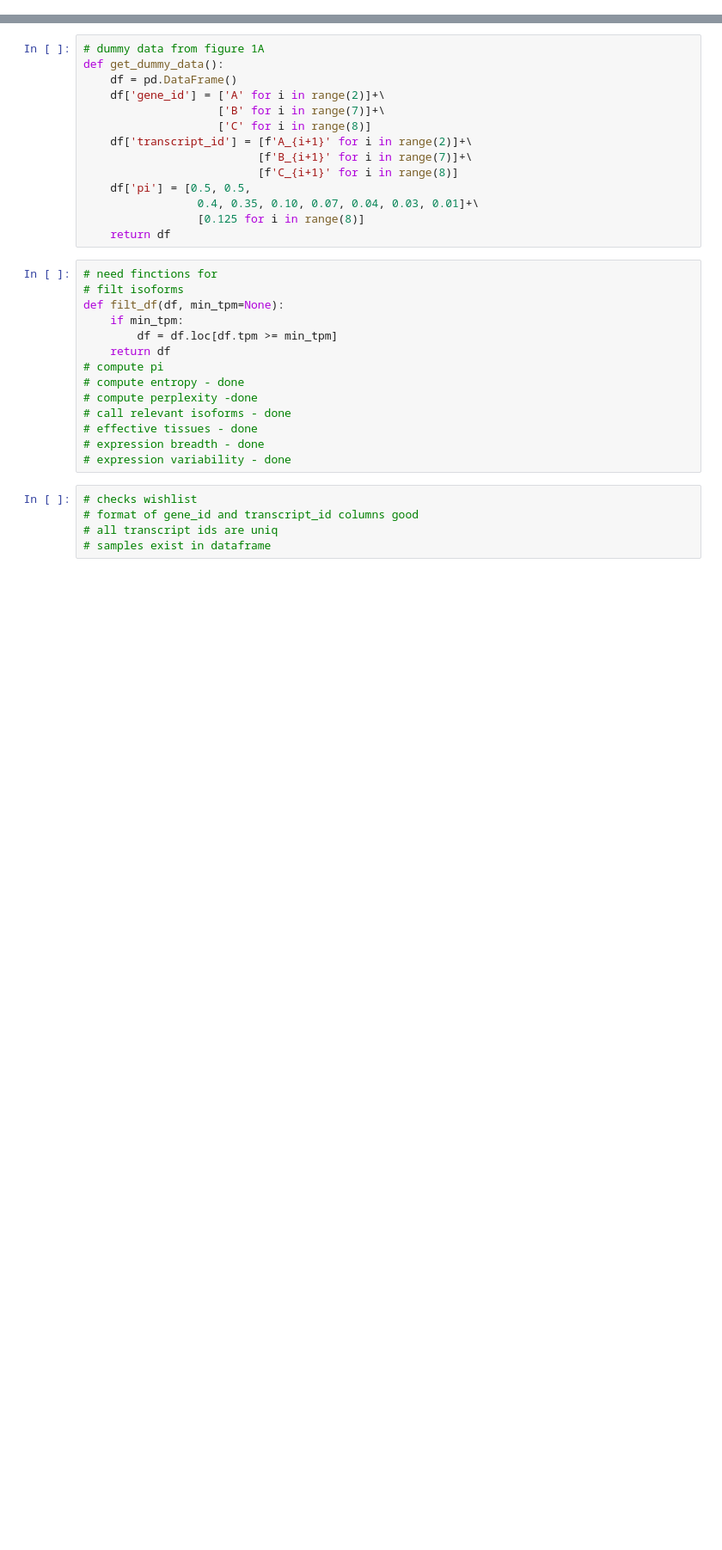
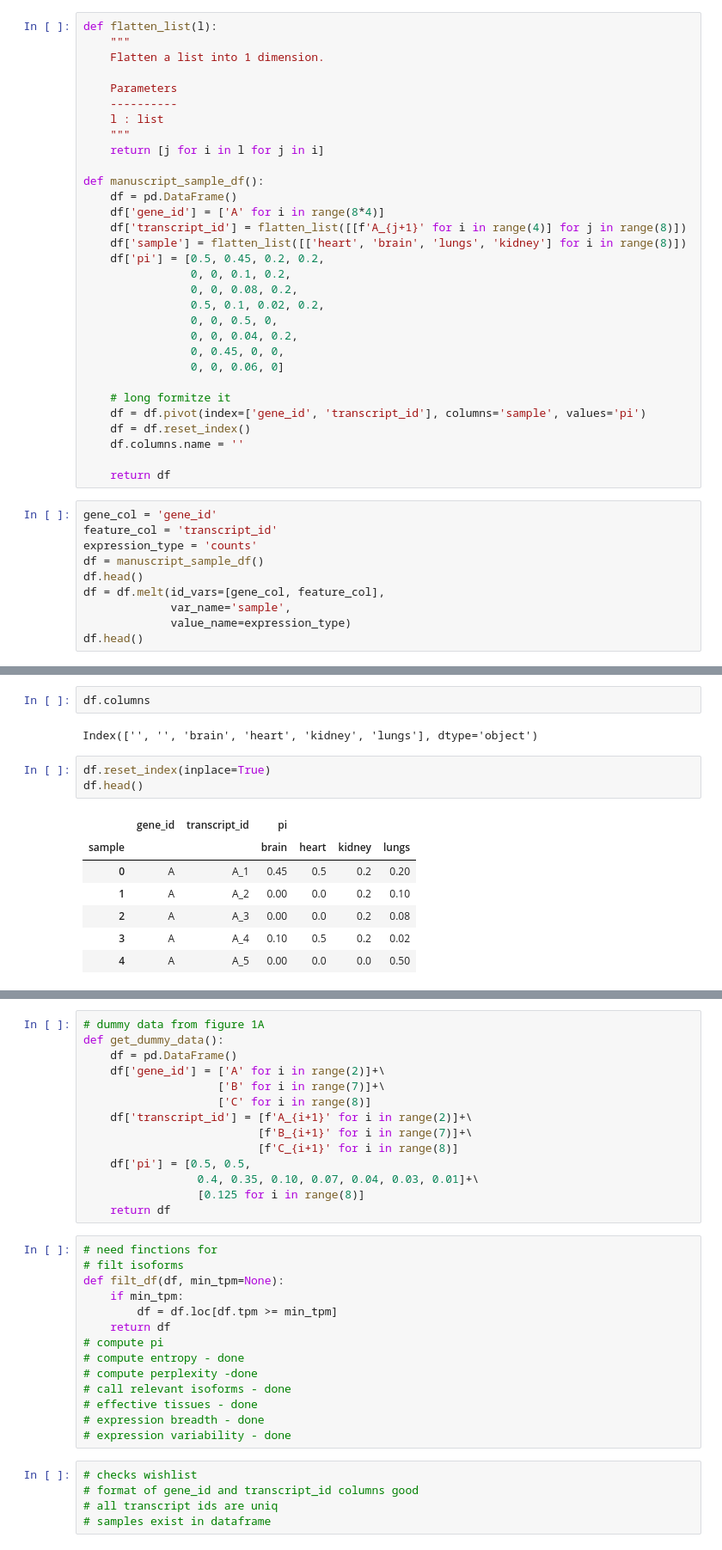
Before and after one commit to fairliereese/isoplex, a Jupyter notebook: dev.ipynb, the cells around one changed output, grey strips where cells are left out. Shown: that part at 86% size. Drawn from its saved outputs; the diff is of its cells as text; blank space fills up the shorter version.

Commit message:
update w/ change to input dataframe format for multi-sample

```diff
--- a/dev.ipynb
+++ b/dev.ipynb
@@ -4,0 +85,41 @@ import numpy as np
+# %%
+def flatten_list(l):
+    """
+    Flatten a list into 1 dimension.
+
+    Parameters
+    ----------
+    l : list
+    """
+    return [j for i in l for j in i]
+
+def manuscript_sample_df():
+    df = pd.DataFrame()
+    df['gene_id'] = ['A' for i in range(8*4)]
+    df['transcript_id'] = flatten_list([[f'A_{j+1}' for i in range(4)] for j in range(8)])
+    df['sample'] = flatten_list([['heart', 'brain', 'lungs', 'kidney'] for i in range(8)])
+    df['pi'] = [0.5, 0.45, 0.2, 0.2,
+                0, 0, 0.1, 0.2,
+                0, 0, 0.08, 0.2,
+                0.5, 0.1, 0.02, 0.2,
+                0, 0, 0.5, 0,
+                0, 0, 0.04, 0.2,
+                0, 0.45, 0, 0,
+                0, 0, 0.06, 0]
+
+    # long formitze it
+    df = df.pivot(index=['gene_id', 'transcript_id'], columns='sample', values='pi')
+    df = df.reset_index()
+    df.columns.name = ''
+
+    return df
+# %%
+gene_col = 'gene_id'
+feature_col = 'transcript_id'
+expression_type = 'counts'
+df = manuscript_sample_df()
+df.head()
+df = df.melt(id_vars=[gene_col, feature_col],
+             var_name='sample',
+             value_name=expression_type)
+df.head()
@@ -4,0 +143,15 @@ import numpy as np
+# %%
+df.columns
+# %% [output]
+Index(['', '', 'brain', 'heart', 'kidney', 'lungs'], dtype='object')
+# %%
+df.reset_index(inplace=True)
+df.head()
+# %% [output]
+|  | gene_id | transcript_id | pi |  |  |  |
+| sample |  |  | brain | heart | kidney | lungs |
+| 0 | A | A_1 | 0.45 | 0.5 | 0.2 | 0.20 |
+| 1 | A | A_2 | 0.00 | 0.0 | 0.2 | 0.10 |
+| 2 | A | A_3 | 0.00 | 0.0 | 0.2 | 0.08 |
+| 3 | A | A_4 | 0.10 | 0.5 | 0.2 | 0.02 |
+| 4 | A | A_5 | 0.00 | 0.0 | 0.0 | 0.50 |
```
Also changed, not shown: parts of 5 cells of this notebook, 1 other file.
